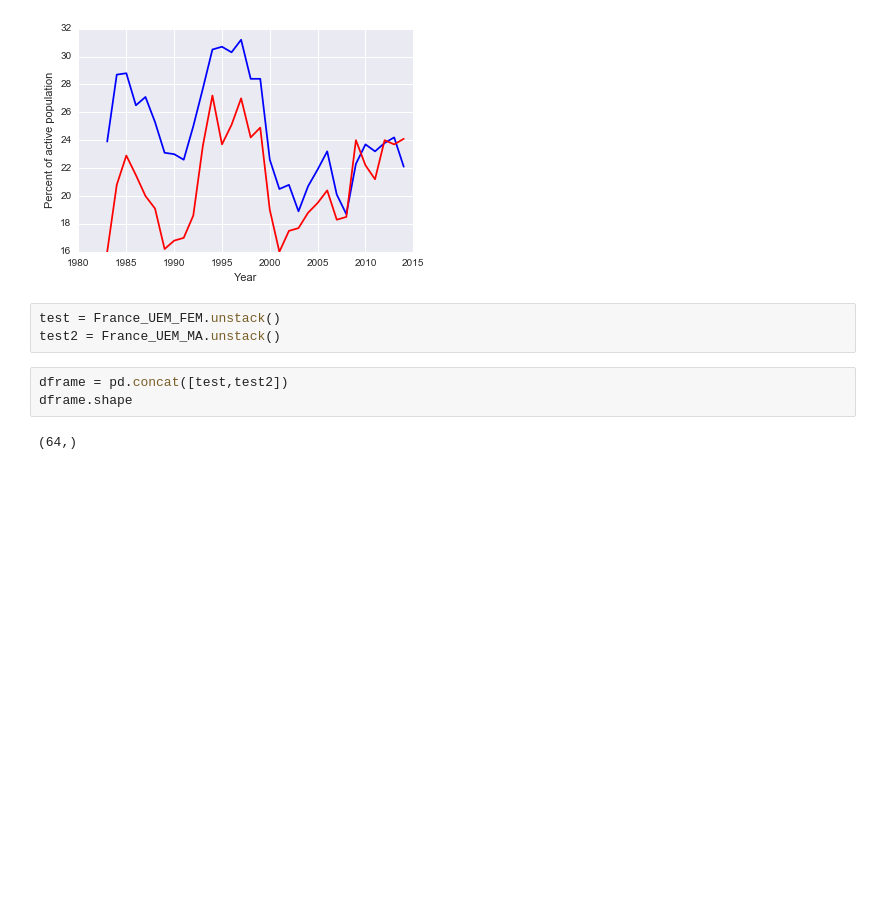
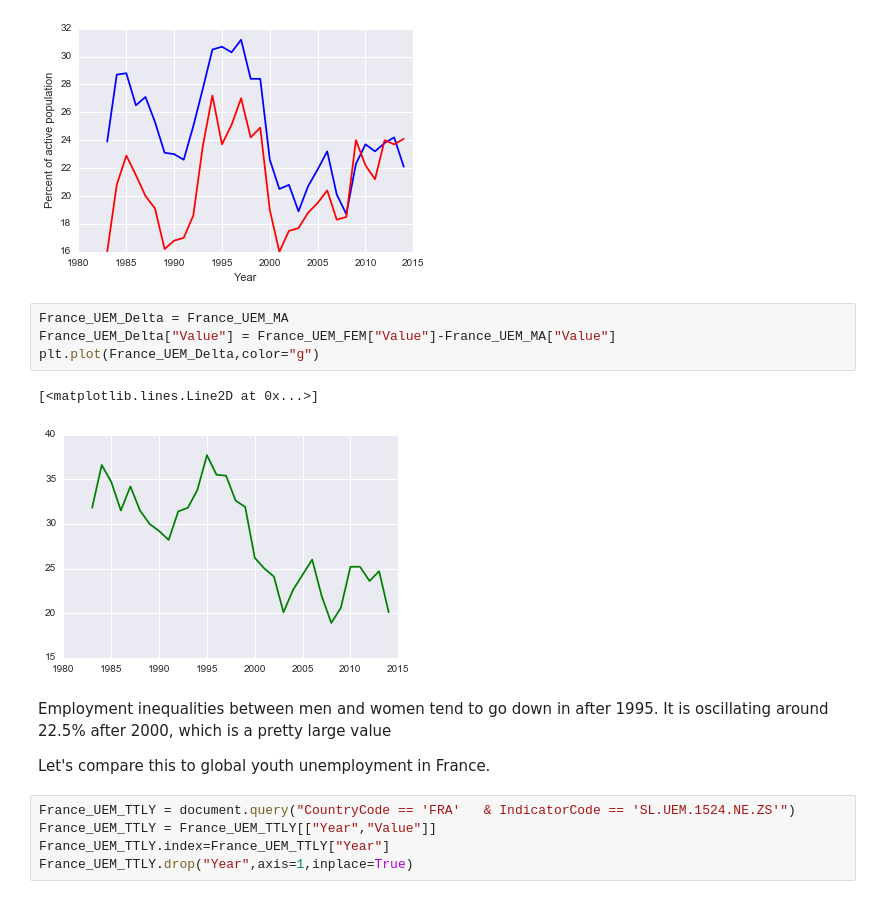
Before and after one commit to JGregoir/EuroDev, a Jupyter notebook: EuroDevUnemployment.ipynb, the cells around one changed output. Cells and saved outputs as stored; diff of their text form; blank space fills up the shorter version.

Commit message:
0.2 UEM UEMY plots Europe
analysis of unemployment generalised to Europe

```diff
--- a/EuroDevUnemployment.ipynb
+++ b/EuroDevUnemployment.ipynb
@@ -41,11 +50,19 @@ plt.xlabel('Year')
 # %% [output]
 <matplotlib.text.Text at 0x...>
 [figure]
-# %%
-test = France_UEM_FEM.unstack()
-test2 = France_UEM_MA.unstack()
-# %%
-dframe = pd.concat([test,test2])
-dframe.shape
-# %% [output]
-(64,)
+# %%
+France_UEM_Delta = France_UEM_MA
+France_UEM_Delta["Value"] = France_UEM_FEM["Value"]-France_UEM_MA["Value"]
+plt.plot(France_UEM_Delta,color="g")
+# %% [output]
+[<matplotlib.lines.Line2D at 0x...>]
+[figure, added]
+# %% [markdown]
+Employment inequalities between men and women tend to go down in after 1995. It is oscillating around 22.5% after 2000, which is a pretty large value
+
+Let's compare this to global youth unemployment in France.
+# %%
+France_UEM_TTLY = document.query("CountryCode == 'FRA'   & IndicatorCode == 'SL.UEM.1524.NE.ZS'")
+France_UEM_TTLY = France_UEM_TTLY[["Year","Value"]]
+France_UEM_TTLY.index=France_UEM_TTLY["Year"]
+France_UEM_TTLY.drop("Year",axis=1,inplace=True)
```
Also changed, not shown: parts of 13 cells of this notebook.
